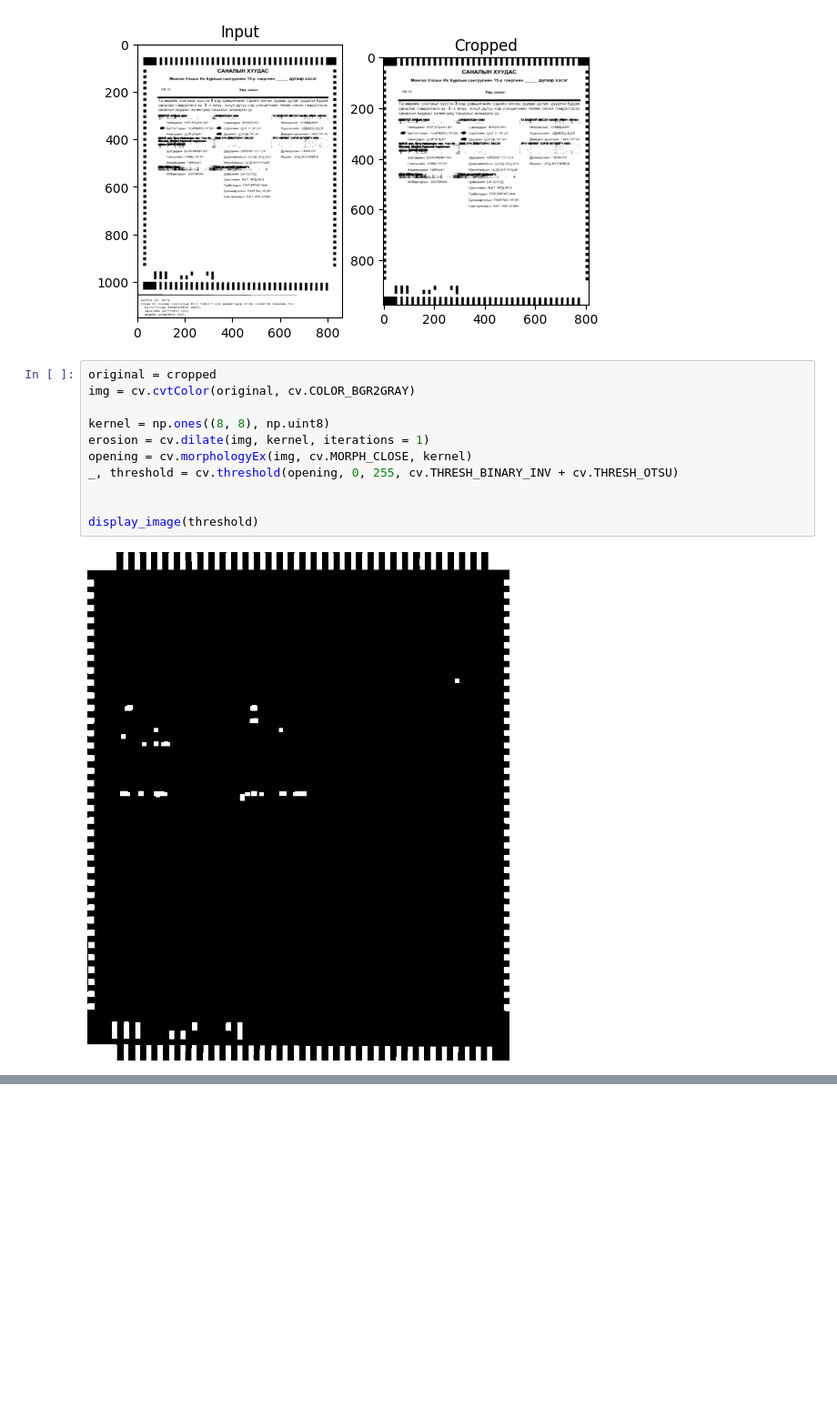
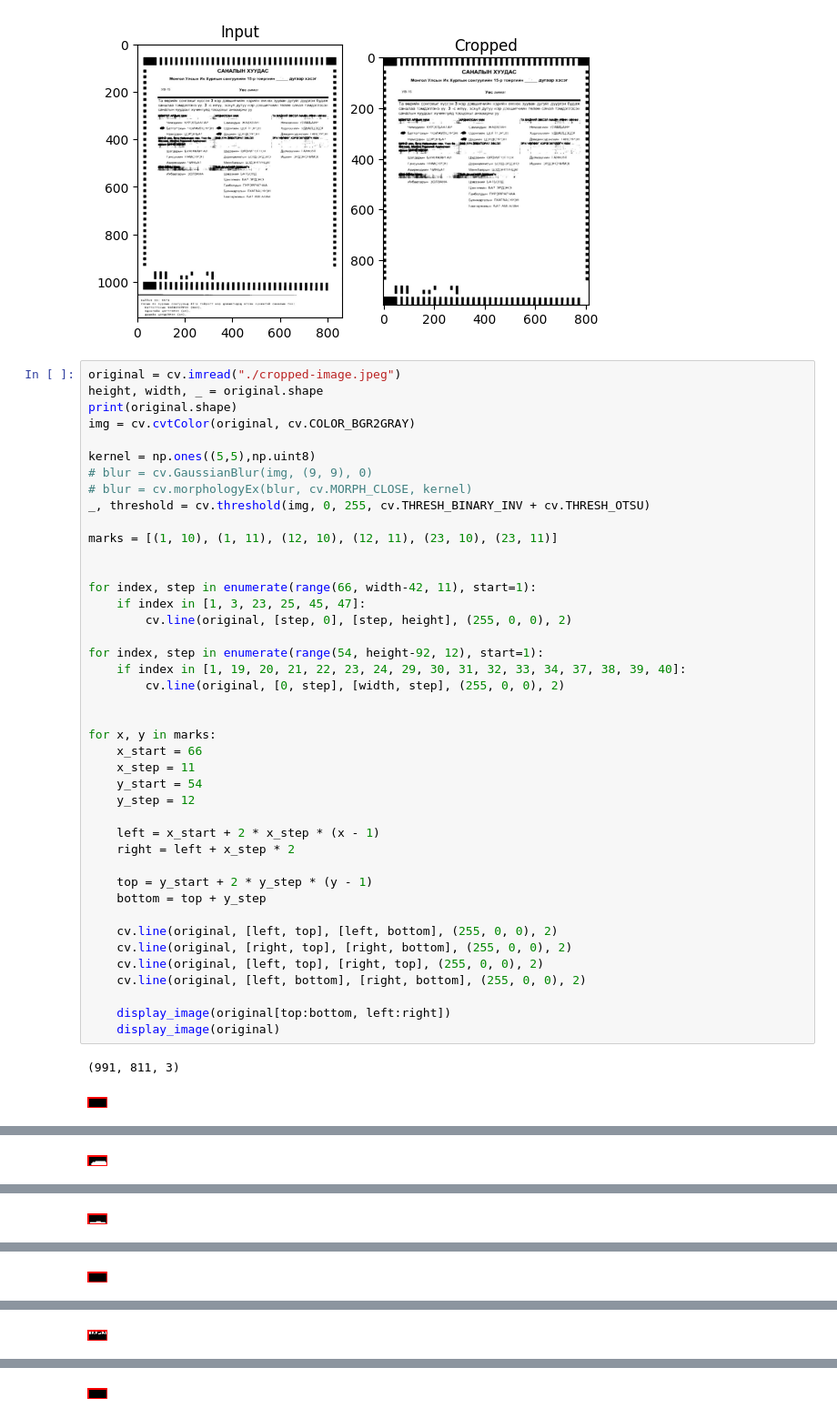
Before and after one commit to khasbilegt/ballot-reader, a Jupyter notebook: main.ipynb, the cells around one changed output, grey strips where cells are left out. Shown at 91% size. Drawn from its saved outputs; the diff is of its cells as text; blank space fills up the shorter version.

```diff
--- a/main.ipynb
+++ b/main.ipynb
@@ -88,16 +89,48 @@ plt.subplot(122),plt.imshow(cropped),plt.title('Cropped')
 plt.show()
 # %% [output]
 [figure]
-# %%
-original = cropped
-img = cv.cvtColor(original, cv.COLOR_BGR2GRAY)
-
-kernel = np.ones((8, 8), np.uint8)
-erosion = cv.dilate(img, kernel, iterations = 1)
-opening = cv.morphologyEx(img, cv.MORPH_CLOSE, kernel)
-_, threshold = cv.threshold(opening, 0, 255, cv.THRESH_BINARY_INV + cv.THRESH_OTSU)
-
-
-display_image(threshold)
-# %% [output]
-[figure, removed]
+# %%
+original = cv.imread("./cropped-image.jpeg")
+height, width, _ = original.shape
+print(original.shape)
+img = cv.cvtColor(original, cv.COLOR_BGR2GRAY)
+
+kernel = np.ones((5,5),np.uint8)
+# blur = cv.GaussianBlur(img, (9, 9), 0)
+# blur = cv.morphologyEx(blur, cv.MORPH_CLOSE, kernel)
+_, threshold = cv.threshold(img, 0, 255, cv.THRESH_BINARY_INV + cv.THRESH_OTSU)
+
+marks = [(1, 10), (1, 11), (12, 10), (12, 11), (23, 10), (23, 11)]
+
+
+for index, step in enumerate(range(66, width-42, 11), start=1):
+    if index in [1, 3, 23, 25, 45, 47]:
+        cv.line(original, [step, 0], [step, height], (255, 0, 0), 2)
+
+for index, step in enumerate(range(54, height-92, 12), start=1):
+    if index in [1, 19, 20, 21, 22, 23, 24, 29, 30, 31, 32, 33, 34, 37, 38, 39, 40]:
+        cv.line(original, [0, step], [width, step], (255, 0, 0), 2)
+
+
+for x, y in marks:
+    x_start = 66
+    x_step = 11
+    y_start = 54
+    y_step = 12
+
+    left = x_start + 2 * x_step * (x - 1)
+    right = left + x_step * 2
+
+    top = y_start + 2 * y_step * (y - 1)
+    bottom = top + y_step
+
+    cv.line(original, [left, top], [left, bottom], (255, 0, 0), 2)
+    cv.line(original, [right, top], [right, bottom], (255, 0, 0), 2)
+    cv.line(original, [left, top], [right, top], (255, 0, 0), 2)
+    cv.line(original, [left, bottom], [right, bottom], (255, 0, 0), 2)
+
+    display_image(original[top:bottom, left:right])
+    display_image(original)
+# %% [output]
+(991, 811, 3)
+[figure, added]
@@ -103,0 +138 @@ display_image(threshold)
+[figure, added]
@@ -103,0 +140 @@ display_image(threshold)
+[figure, added]
@@ -103,0 +142 @@ display_image(threshold)
+[figure, added]
@@ -103,0 +144 @@ display_image(threshold)
+[figure, added]
@@ -103,0 +146 @@ display_image(threshold)
+[figure, added]
```
Also changed, not shown: parts of 2 cells of this notebook, 1 other file.
